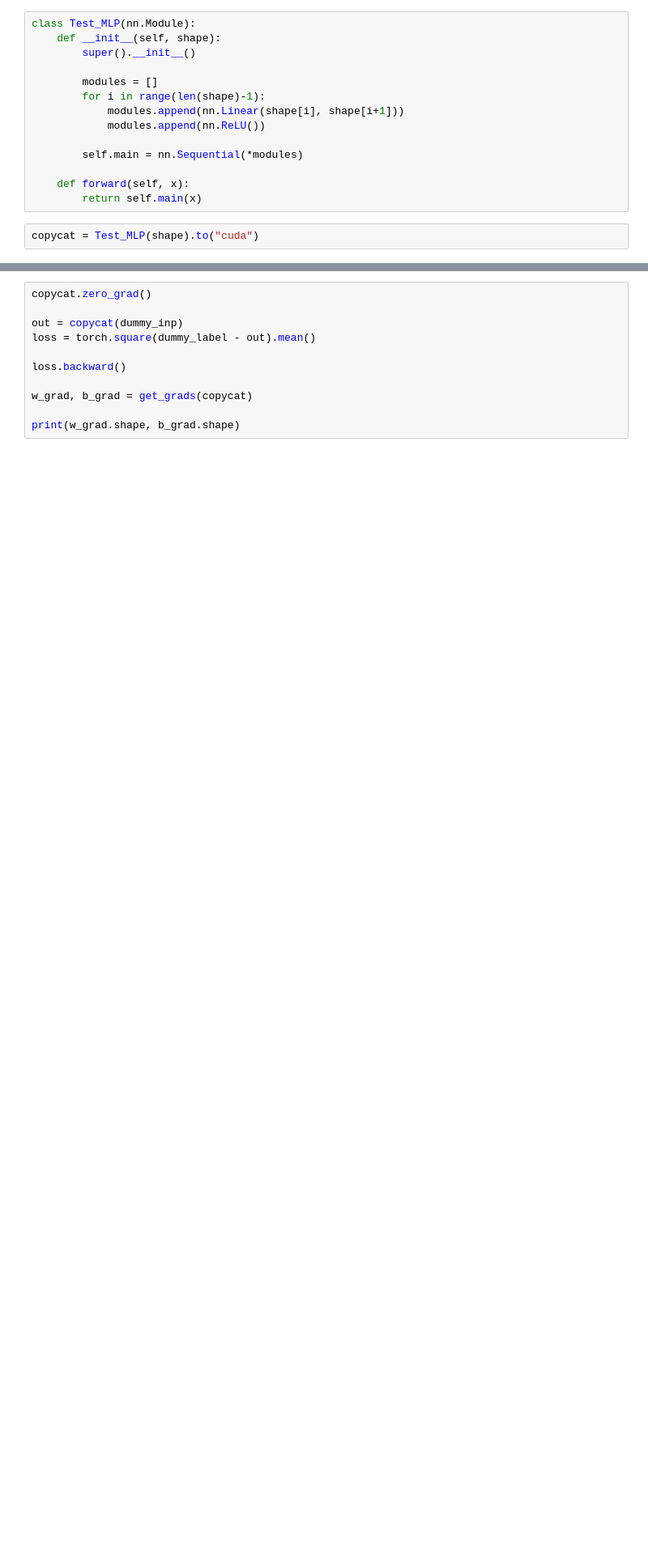
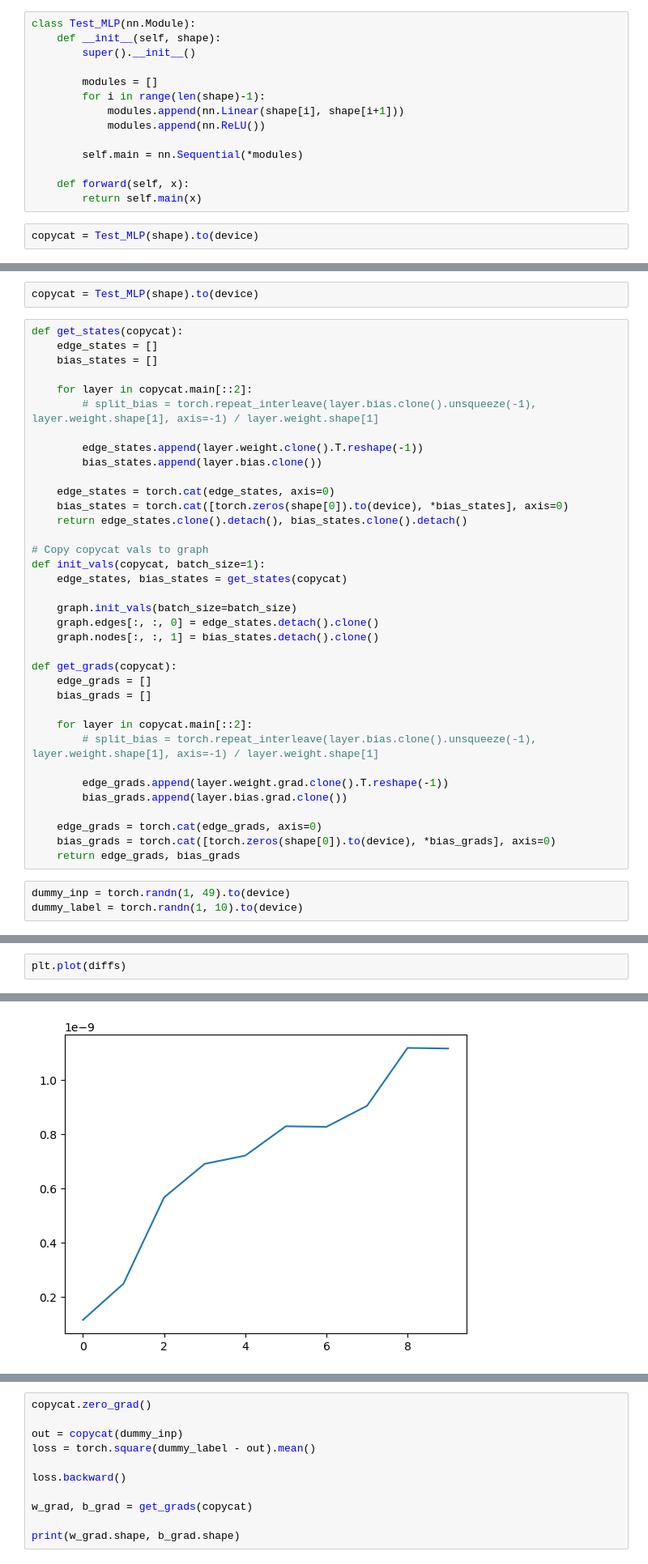
Before and after one commit to bunnalec/NeuralGraphPaper, a Jupyter notebook: backprop_mimic.ipynb, the cells around one changed output, grey strips where cells are left out. Shown at 81% size. Cells and saved outputs as stored; diff of their text form; blank space fills up the shorter version.

```diff
--- a/backprop_mimic.ipynb
+++ b/backprop_mimic.ipynb
@@ -111,4 +176,4 @@ class Test_MLP(nn.Module):
     def forward(self, x):
         return self.main(x)
 # %%
-copycat = Test_MLP(shape).to("cuda")
+copycat = Test_MLP(shape).to(device)
@@ -114,0 +532,41 @@ copycat = Test_MLP(shape).to("cuda")
+# %%
+copycat = Test_MLP(shape).to(device)
+# %%
+def get_states(copycat):
+    edge_states = []
+    bias_states = []
+
+    for layer in copycat.main[::2]:
+        # split_bias = torch.repeat_interleave(layer.bias.clone().unsqueeze(-1), layer.weight.shape[1], axis=-1) / layer.weight.shape[1]
+
+        edge_states.append(layer.weight.clone().T.reshape(-1))
+        bias_states.append(layer.bias.clone())
+
+    edge_states = torch.cat(edge_states, axis=0)
+    bias_states = torch.cat([torch.zeros(shape[0]).to(device), *bias_states], axis=0)
+    return edge_states.clone().detach(), bias_states.clone().detach()
+
+# Copy copycat vals to graph
+def init_vals(copycat, batch_size=1):
+    edge_states, bias_states = get_states(copycat)
+
+    graph.init_vals(batch_size=batch_size)
+    graph.edges[:, :, 0] = edge_states.detach().clone()
+    graph.nodes[:, :, 1] = bias_states.detach().clone()
+
+def get_grads(copycat):
+    edge_grads = []
+    bias_grads = []
+
+    for layer in copycat.main[::2]:
+        # split_bias = torch.repeat_interleave(layer.bias.clone().unsqueeze(-1), layer.weight.shape[1], axis=-1) / layer.weight.shape[1]
+
+        edge_grads.append(layer.weight.grad.clone().T.reshape(-1))
+        bias_grads.append(layer.bias.grad.clone())
+
+    edge_grads = torch.cat(edge_grads, axis=0)
+    bias_grads = torch.cat([torch.zeros(shape[0]).to(device), *bias_grads], axis=0)
+    return edge_grads, bias_grads
+# %%
+dummy_inp = torch.randn(1, 49).to(device)
+dummy_label = torch.randn(1, 10).to(device)
@@ -114,0 +618,3 @@ copycat = Test_MLP(shape).to("cuda")
+# %%
+plt.plot(diffs)
+# %% [output]
@@ -114,0 +622 @@ copycat = Test_MLP(shape).to("cuda")
+[figure, added]
```
Also changed, not shown: parts of 82 cells of this notebook, 5 other files.
